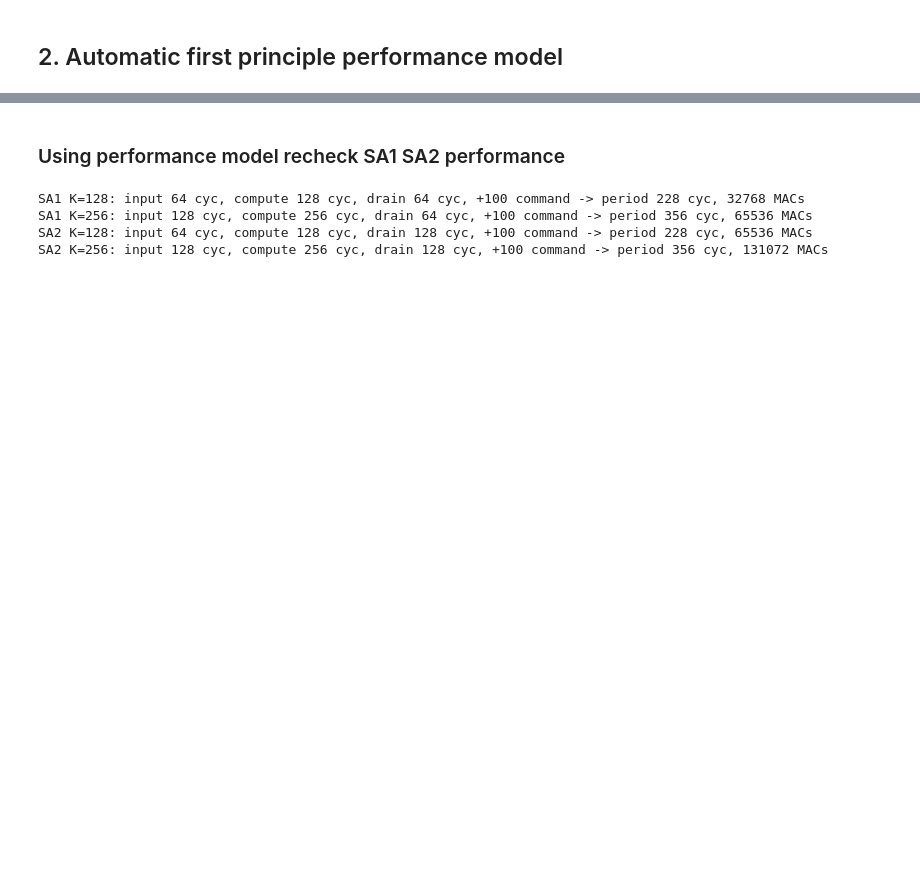
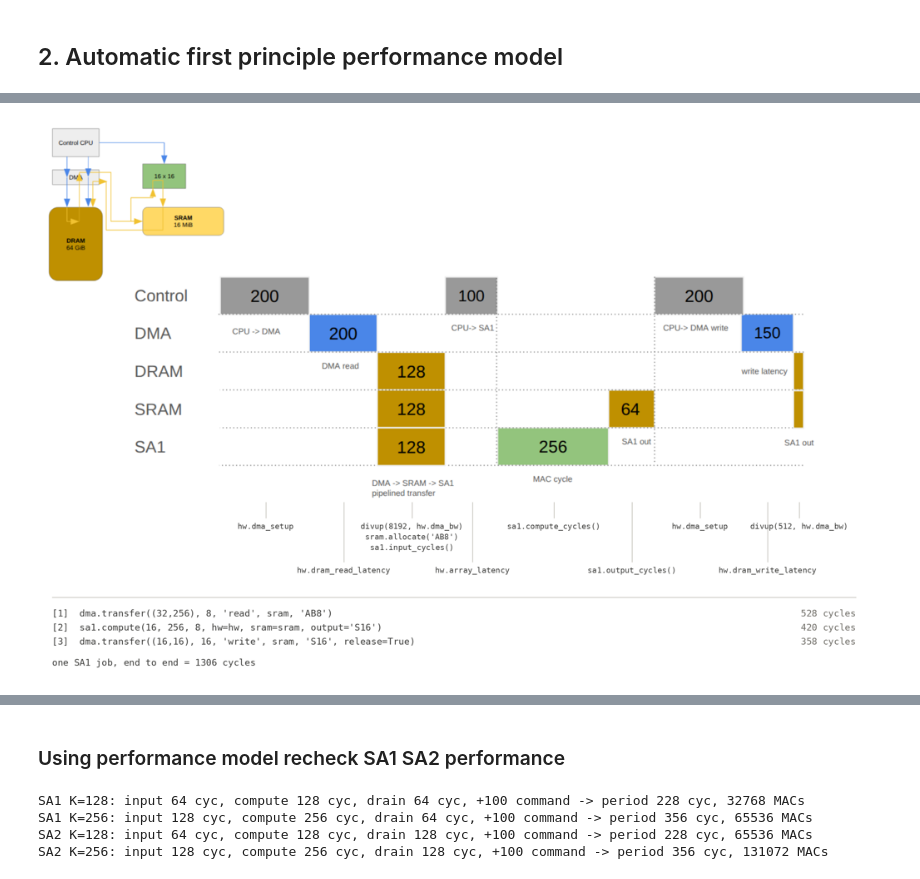
Before and after one commit to raulniconico/Flash-Attention-Assignment, a Jupyter notebook: 2.hardware_profile.ipynb, the cells around one changed output, grey strips where cells are left out. Cells and saved outputs as stored; diff of their text form; code cells hidden in the pictures; blank space fills up the shorter version.

```diff
--- a/2.hardware_profile.ipynb
+++ b/2.hardware_profile.ipynb
@@ -283,0 +214,4 @@ Store S16: 358 cycles; {'used_bytes': 4096, 'free_bytes': 16773120, 'peak_bytes'
+# %%
+plot("img/schedule_model_api.png", 1000)
+# %% [output]
+[figure, added]
```
Also changed, not shown: parts of 11 cells of this notebook, 8 other files.
